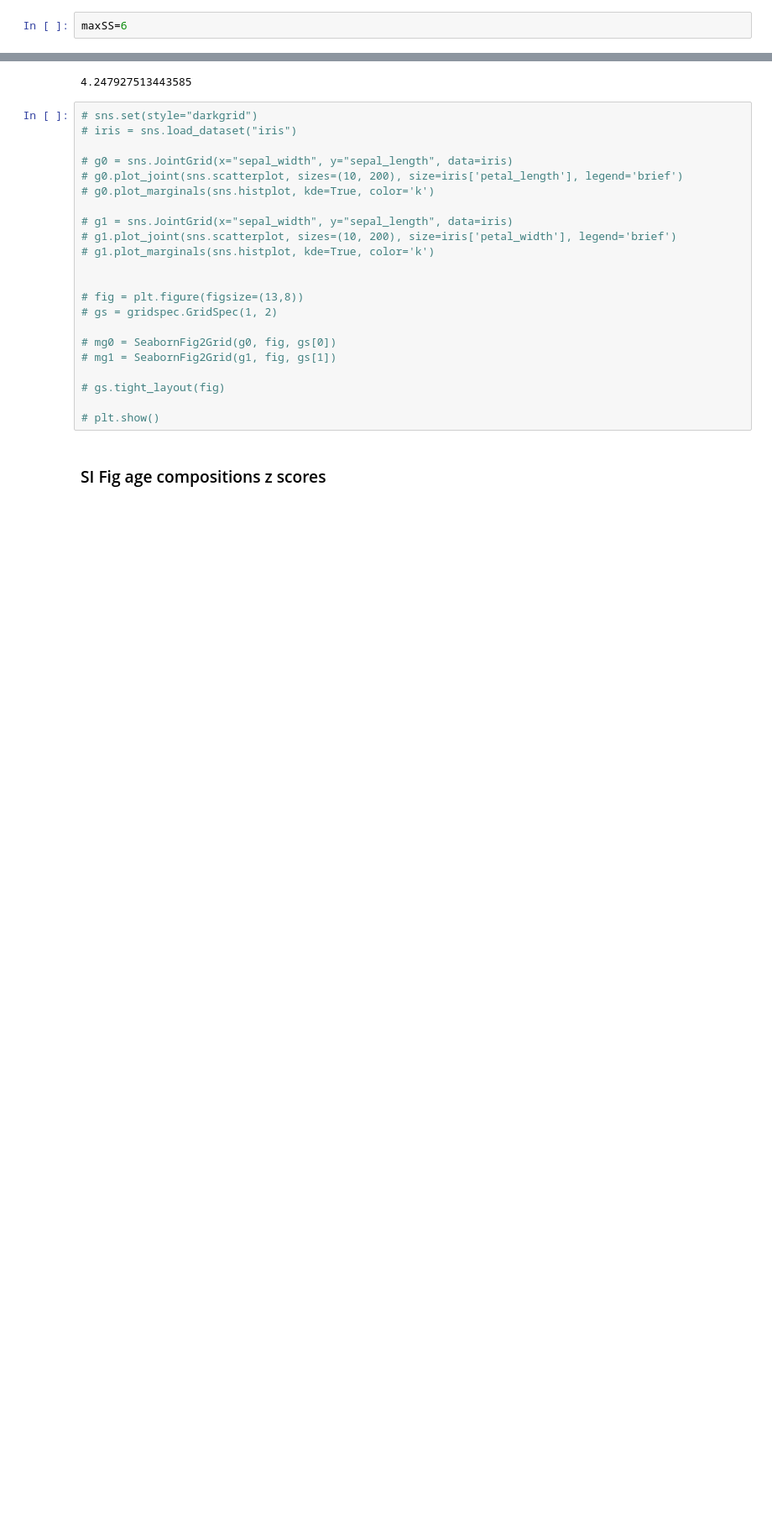
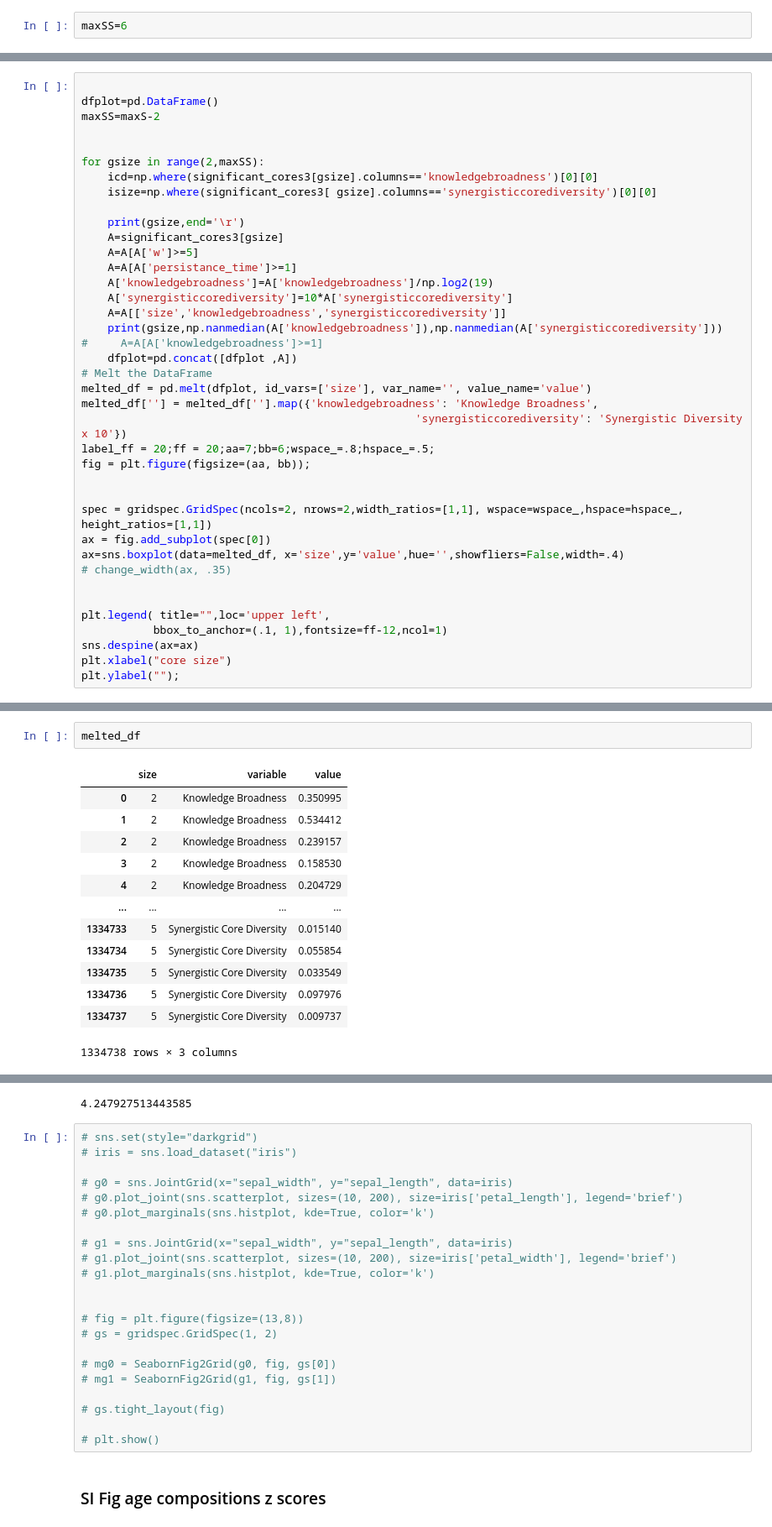
Before and after one commit to chowdhary-sandeep/sciscicareers, a Jupyter notebook: 0_0_side.ipynb, the cells around one changed output, grey strips where cells are left out. Shown at 84% size. Drawn from its saved outputs; the diff is of its cells as text; blank space fills up the shorter version.

```diff
--- a/0_0_side.ipynb
+++ b/0_0_side.ipynb
@@ -1105,0 +1085,39 @@ Text(0.5, 0.01, 'xlabel4')
+# %%
+
+dfplot=pd.DataFrame()
+maxSS=maxS-2
+
+
+for gsize in range(2,maxSS):
+    icd=np.where(significant_cores3[gsize].columns=='knowledgebroadness')[0][0]
+    isize=np.where(significant_cores3[ gsize].columns=='synergisticcorediversity')[0][0]
+
+    print(gsize,end='\r')
+    A=significant_cores3[gsize]
+    A=A[A['w']>=5]
+    A=A[A['persistance_time']>=1]
+    A['knowledgebroadness']=A['knowledgebroadness']/np.log2(19)
+    A['synergisticcorediversity']=10*A['synergisticcorediversity']
+    A=A[['size','knowledgebroadness','synergisticcorediversity']]
+    print(gsize,np.nanmedian(A['knowledgebroadness']),np.nanmedian(A['synergisticcorediversity']))
+#     A=A[A['knowledgebroadness']>=1]
+    dfplot=pd.concat([dfplot ,A])
+# Melt the DataFrame
+melted_df = pd.melt(dfplot, id_vars=['size'], var_name='', value_name='value')
+melted_df[''] = melted_df[''].map({'knowledgebroadness': 'Knowledge Broadness',
+                                                   'synergisticcorediversity': 'Synergistic Diversity x 10'})
+label_ff = 20;ff = 20;aa=7;bb=6;wspace_=.8;hspace_=.5;
+fig = plt.figure(figsize=(aa, bb));
+
+
+spec = gridspec.GridSpec(ncols=2, nrows=2,width_ratios=[1,1], wspace=wspace_,hspace=hspace_, height_ratios=[1,1])
+ax = fig.add_subplot(spec[0])
+ax=sns.boxplot(data=melted_df, x='size',y='value',hue='',showfliers=False,width=.4)
+# change_width(ax, .35)
+
+
+plt.legend( title="",loc='upper left',
+           bbox_to_anchor=(.1, 1),fontsize=ff-12,ncol=1)
+sns.despine(ax=ax)
+plt.xlabel("core size")
+plt.ylabel("");
@@ -1105,0 +1130,16 @@ Text(0.5, 0.01, 'xlabel4')
+# %%
+melted_df
+# %% [output]
+|  | size | variable | value |
+| 0 | 2 | Knowledge Broadness | 0.350995 |
+| 1 | 2 | Knowledge Broadness | 0.534412 |
+| 2 | 2 | Knowledge Broadness | 0.239157 |
+| 3 | 2 | Knowledge Broadness | 0.158530 |
+| 4 | 2 | Knowledge Broadness | 0.204729 |
+| ... | ... | ... | ... |
+| 1334733 | 5 | Synergistic Core Diversity | 0.015140 |
+| 1334734 | 5 | Synergistic Core Diversity | 0.055854 |
+| 1334735 | 5 | Synergistic Core Diversity | 0.033549 |
+| 1334736 | 5 | Synergistic Core Diversity | 0.097976 |
+| 1334737 | 5 | Synergistic Core Diversity | 0.009737 |
+1334738 rows × 3 columns
```
Also changed, not shown: parts of 17 cells of this notebook, 2 other files.
